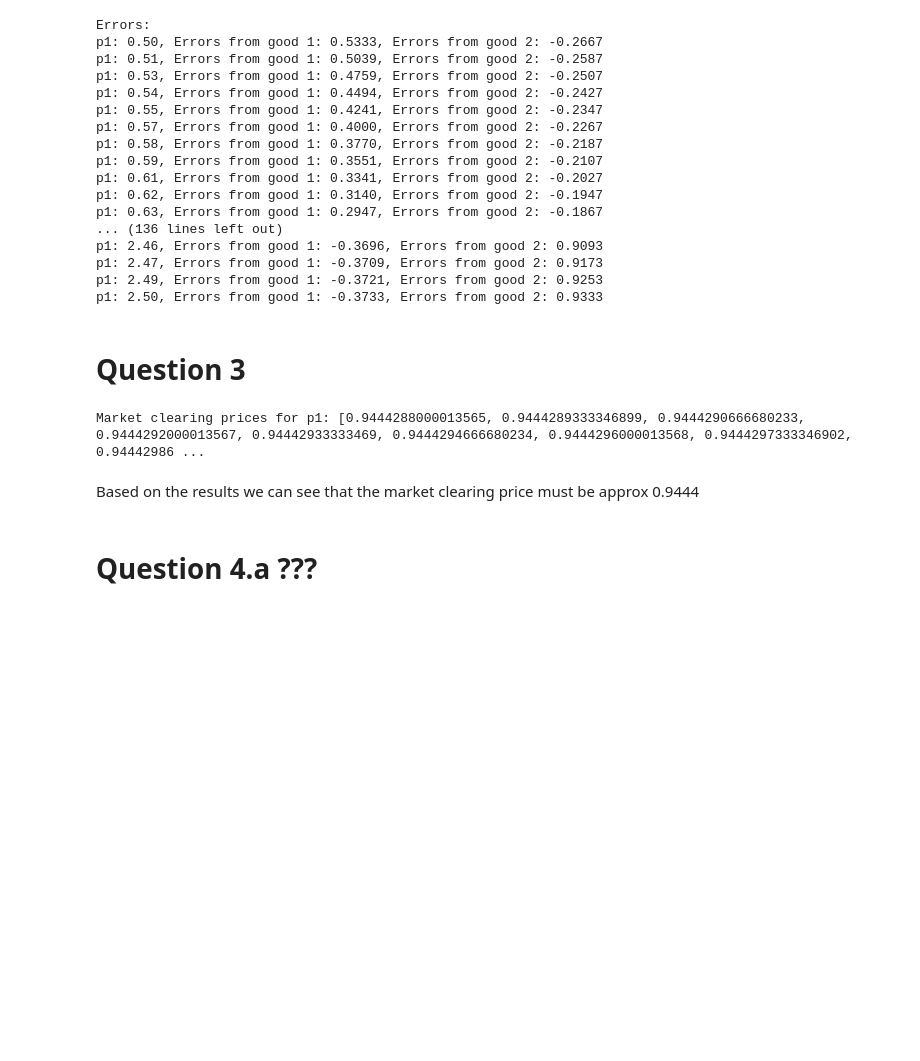
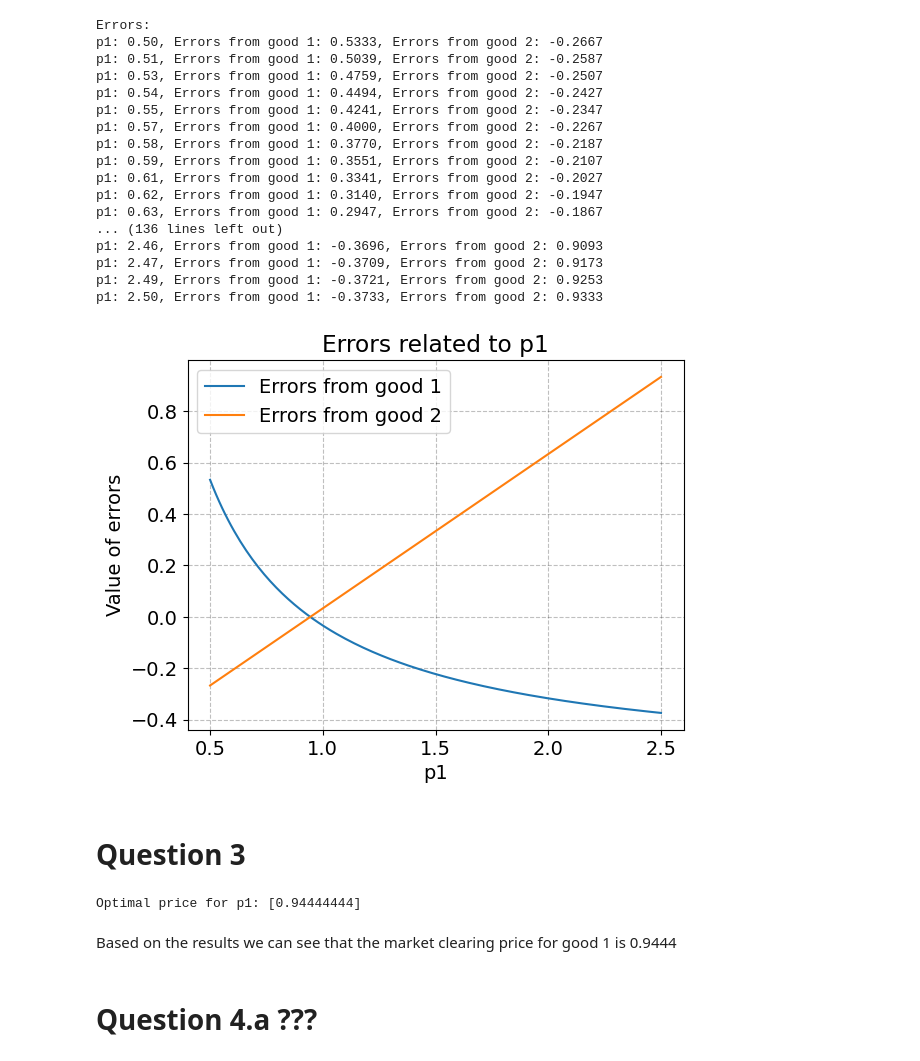
Before and after one commit to NumEconCopenhagen/projects-2024-simon-katrine, a Jupyter notebook: inauguralproject/inauguralproject.ipynb, the cells around one changed output. Drawn from its saved outputs; the diff is of its cells as text; code cells hidden in the pictures; blank space fills up the shorter version.

```diff
--- a/inauguralproject/inauguralproject.ipynb
+++ b/inauguralproject/inauguralproject.ipynb
@@ -141,28 +134,41 @@ p1: 2.46, Errors from good 1: -0.3696, Errors from good 2: 0.9093
 p1: 2.47, Errors from good 1: -0.3709, Errors from good 2: 0.9173
 p1: 2.49, Errors from good 1: -0.3721, Errors from good 2: 0.9253
 p1: 2.50, Errors from good 1: -0.3733, Errors from good 2: 0.9333
+# %%
+#Convert errors to NumPy array for easier manipulation
+errors = np.array(errors)
+
+# We plot the errors to get a better overview
+plt.plot(errors[:, 0], errors[:, 1], label='Errors from good 1')
+plt.plot(errors[:, 0], errors[:, 2], label='Errors from good 2')
+plt.xlabel('p1')
+plt.ylabel('Value of errors')
+plt.title('Errors related to p1')
+plt.legend()
+plt.grid(True)
+plt.show()
+# %% [output]
+[figure, added]
 # %% [markdown]
 # Question 3
-# %%
-# We can see that the market clearing price must be between 0.94 and 0.95.
-# This is because the errors are closes to zero at this point.
-# The new range is going to be small with a low tolerance in order to find the right market clearing price
-
-p1_new_values = np.arange(0.94, 0.95, 1/7500000)
-market_clearing_prices = []
-
-# We calculate the market clearing prices
-for p1 in p1_new_values:
-    eps1, eps2 = model.check_market_clearing(p1)
-    if np.isclose(eps1, 0, atol=1e-5) and np.isclose(eps2, 0, atol=1e-5):
-        market_clearing_prices.append(p1)
-
-# Print the market clearing prices for p1
-print("Market clearing prices for p1:", market_clearing_prices)
-# %% [output]
-Market clearing prices for p1: [0.9444288000013565, 0.9444289333346899, 0.9444290666680233, 0.9444292000013567, 0.94442933333469, 0.9444294666680234, 0.9444296000013568, 0.9444297333346902, 0.94442986 ...
+# %%
+# We define market_clearing where we return the sum of the absolute values of eps1 and eps2 (the errors for good 1 and 2 at the given proice)
+def market_clearing(p1):
+    eps1, eps2 = model.check_market_clearing(p1)
+    return abs(eps1) + abs(eps2)
+
+# We define an initial guess for p1* (0.5 is the lowest number p1 can obtain)
+initial_guess = 0.5
+
+# We now minimize the absoloute values of eps1 and eps2, as the optimal p1 must return errors equal to zero
+result = minimize(market_clearing, initial_guess)
+
+# We print the optimal price for p1
+print("Optimal price for p1:", result.x)
+# %% [output]
+Optimal price for p1: [0.94444444]
 # %% [markdown]
-Based on the results we can see that the market clearing price must be approx 0.9444
+Based on the results we can see that the market clearing price for good 1 is 0.9444
 # %% [markdown]
 # Question 4.a ???
 # %% [markdown]
```
Also changed, not shown: parts of 3 cells of this notebook.
